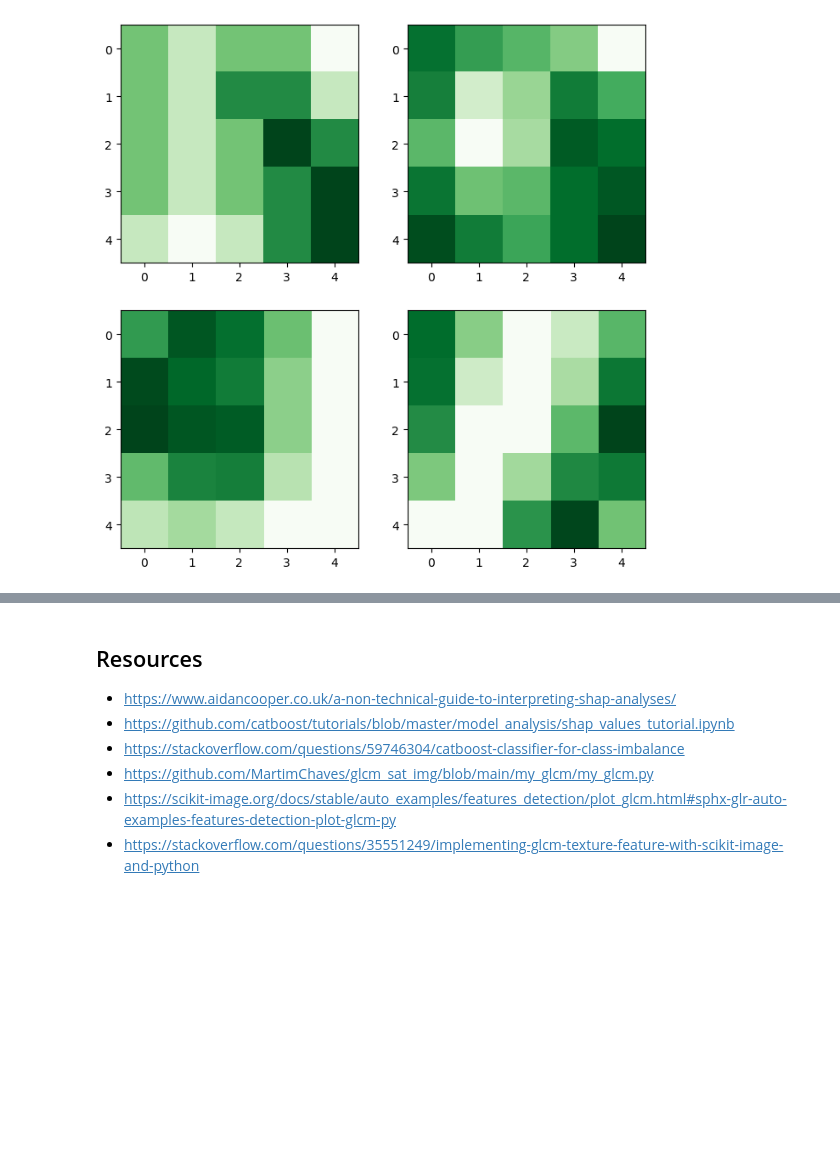
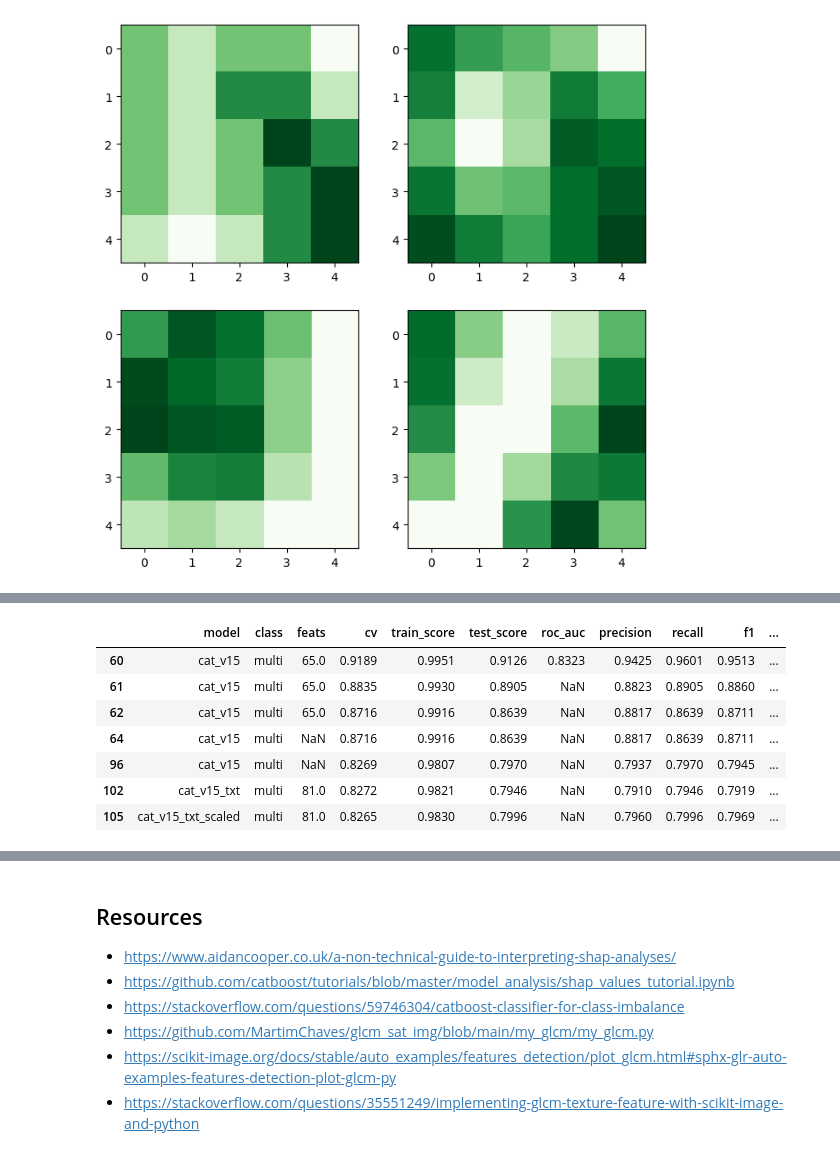
Before and after one commit to wri/plantation_classifier, a Jupyter notebook: notebooks/texture_analysis.ipynb, the cells around one changed output, grey strips where cells are left out. Cells and saved outputs as stored; diff of their text form; code cells hidden in the pictures; blank space fills up the shorter version.

```diff
--- a/notebooks/texture_analysis.ipynb
+++ b/notebooks/texture_analysis.ipynb
@@ -474,0 +600,12 @@ X_train_ss, X_test_ss, y_train, y_test = pp.reshape_no_scaling(X, y)
+# %%
+df = pd.read_csv('../models/mvp_scores.csv')
+df[df['class'] == 'multi']
+# %% [output]
+|  | model | class | feats | cv | train_score | test_score | roc_auc | precision | recall | f1 | ... |
+| 60 | cat_v15 | multi | 65.0 | 0.9189 | 0.9951 | 0.9126 | 0.8323 | 0.9425 | 0.9601 | 0.9513 | ... |
+| 61 | cat_v15 | multi | 65.0 | 0.8835 | 0.9930 | 0.8905 | NaN | 0.8823 | 0.8905 | 0.8860 | ... |
+| 62 | cat_v15 | multi | 65.0 | 0.8716 | 0.9916 | 0.8639 | NaN | 0.8817 | 0.8639 | 0.8711 | ... |
+| 64 | cat_v15 | multi | NaN | 0.8716 | 0.9916 | 0.8639 | NaN | 0.8817 | 0.8639 | 0.8711 | ... |
+| 96 | cat_v15 | multi | NaN | 0.8269 | 0.9807 | 0.7970 | NaN | 0.7937 | 0.7970 | 0.7945 | ... |
+| 102 | cat_v15_txt | multi | 81.0 | 0.8272 | 0.9821 | 0.7946 | NaN | 0.7910 | 0.7946 | 0.7919 | ... |
+| 105 | cat_v15_txt_scaled | multi | 81.0 | 0.8265 | 0.9830 | 0.7996 | NaN | 0.7960 | 0.7996 | 0.7969 | ... |
```
Also changed, not shown: parts of 25 cells of this notebook.
